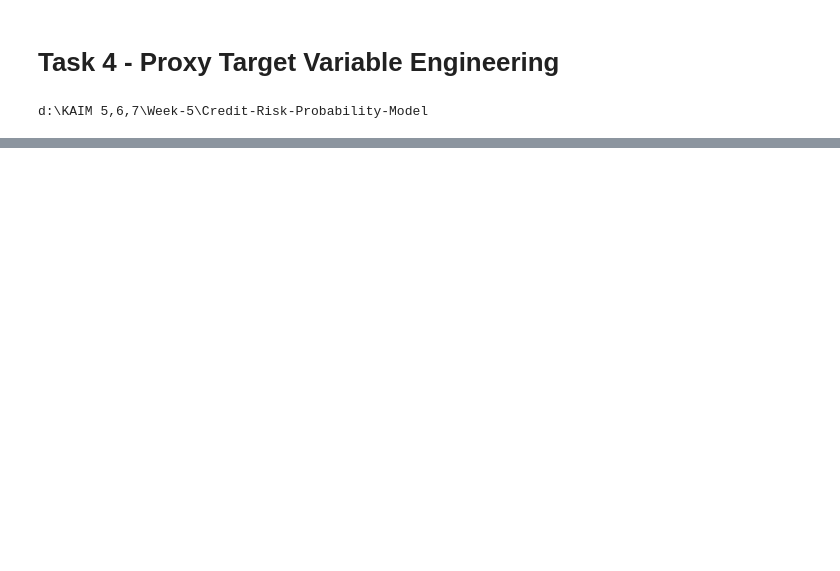
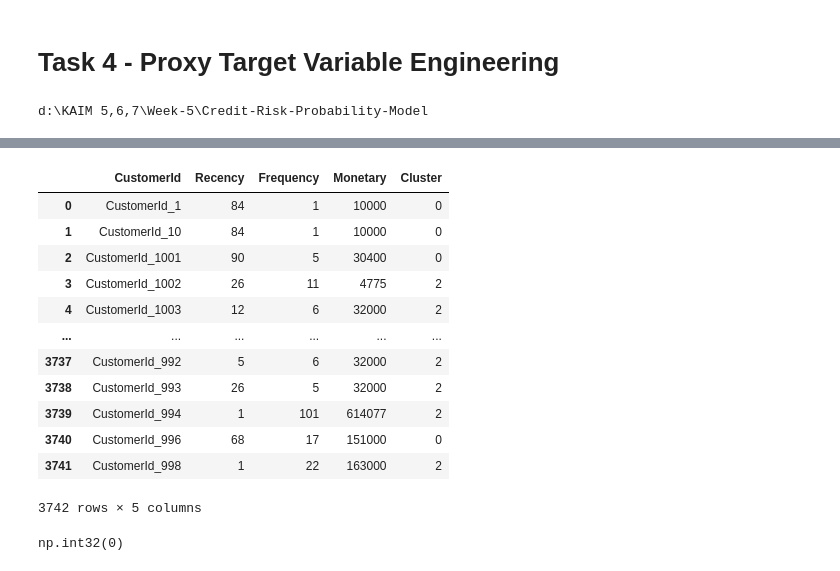
Before and after one commit to Addisu22/Credit-Risk-Probability-Model, a Jupyter notebook: notebooks/Proxy_Target_Variable_Engineering.ipynb, the cells around one changed output, grey strips where cells are left out. Saved outputs shown, nothing was run; the diff lists cells and outputs as text; code cells hidden in the pictures; blank space fills up the shorter version.

```diff
--- a/notebooks/Proxy_Target_Variable_Engineering.ipynb
+++ b/notebooks/Proxy_Target_Variable_Engineering.ipynb
@@ -37,0 +44,3 @@ print(final_df[['CustomerId', 'is_high_risk']].value_counts())
+# %%
+rfm = create_rfm_features(df)
+rfm
@@ -37,0 +72,22 @@ print(final_df[['CustomerId', 'is_high_risk']].value_counts())
+# %%
+rfmc = cluster_customers(rfm_scaled, rfm)
+rfmc
+# %% [output]
+|  | CustomerId | Recency | Frequency | Monetary | Cluster |
+| 0 | CustomerId_1 | 84 | 1 | 10000 | 0 |
+| 1 | CustomerId_10 | 84 | 1 | 10000 | 0 |
+| 2 | CustomerId_1001 | 90 | 5 | 30400 | 0 |
+| 3 | CustomerId_1002 | 26 | 11 | 4775 | 2 |
+| 4 | CustomerId_1003 | 12 | 6 | 32000 | 2 |
+| ... | ... | ... | ... | ... | ... |
+| 3737 | CustomerId_992 | 5 | 6 | 32000 | 2 |
+| 3738 | CustomerId_993 | 26 | 5 | 32000 | 2 |
+| 3739 | CustomerId_994 | 1 | 101 | 614077 | 2 |
+| 3740 | CustomerId_996 | 68 | 17 | 151000 | 0 |
+| 3741 | CustomerId_998 | 1 | 22 | 163000 | 2 |
+3742 rows × 5 columns
+# %%
+high_risk_cluster = identify_high_risk_cluster(rfmc)
+high_risk_cluster
+# %% [output]
+np.int32(0)
```
Also changed, not shown: parts of 9 cells of this notebook, 1 other file.
